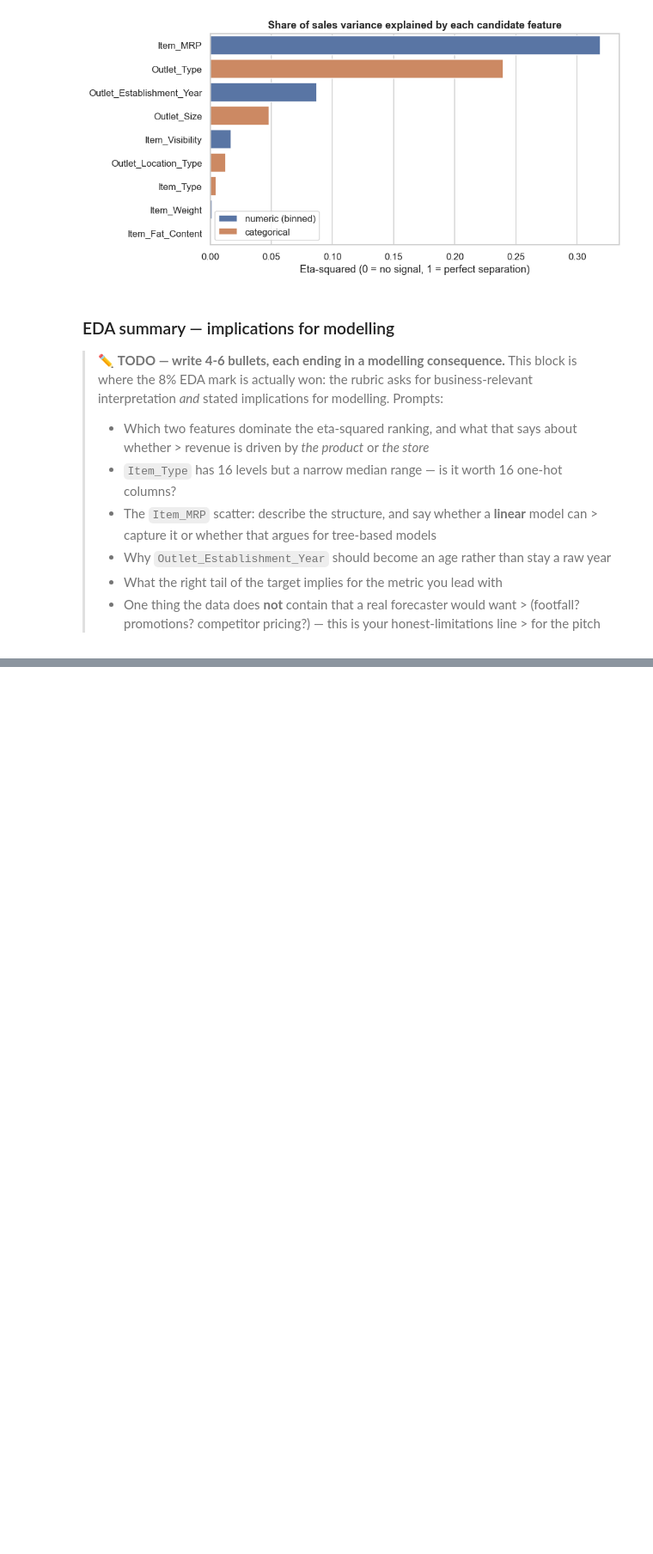
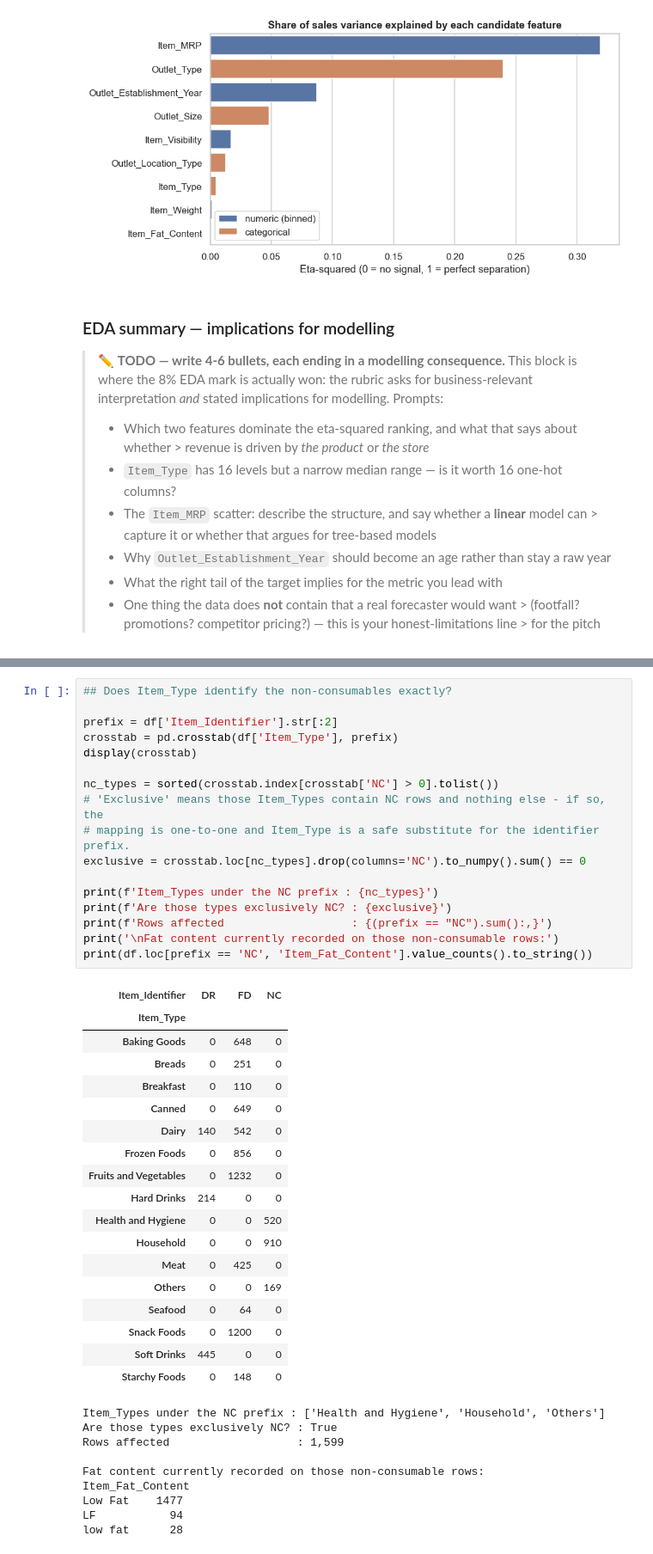
Before and after one commit to marcusteoh/bigmart-sales-forecaster, a Jupyter notebook: BigMart_Sales_Prediction.ipynb, the cells around one changed output, grey strips where cells are left out. Shown at 86% size. Cells and saved outputs as stored; diff of their text form; blank space fills up the shorter version.

```diff
--- a/BigMart_Sales_Prediction.ipynb
+++ b/BigMart_Sales_Prediction.ipynb
@@ -639,0 +659,45 @@ plt.show()
+# %%
+## Does Item_Type identify the non-consumables exactly?
+
+prefix = df['Item_Identifier'].str[:2]
+crosstab = pd.crosstab(df['Item_Type'], prefix)
+display(crosstab)
+
+nc_types = sorted(crosstab.index[crosstab['NC'] > 0].tolist())
+# 'Exclusive' means those Item_Types contain NC rows and nothing else - if so, the
+# mapping is one-to-one and Item_Type is a safe substitute for the identifier prefix.
+exclusive = crosstab.loc[nc_types].drop(columns='NC').to_numpy().sum() == 0
+
+print(f'Item_Types under the NC prefix : {nc_types}')
+print(f'Are those types exclusively NC? : {exclusive}')
+print(f'Rows affected                   : {(prefix == "NC").sum():,}')
+print('\nFat content currently recorded on those non-consumable rows:')
+print(df.loc[prefix == 'NC', 'Item_Fat_Content'].value_counts().to_string())
+# %% [output]
+| Item_Identifier | DR | FD | NC |
+| Item_Type |  |  |  |
+| Baking Goods | 0 | 648 | 0 |
+| Breads | 0 | 251 | 0 |
+| Breakfast | 0 | 110 | 0 |
+| Canned | 0 | 649 | 0 |
+| Dairy | 140 | 542 | 0 |
+| Frozen Foods | 0 | 856 | 0 |
+| Fruits and Vegetables | 0 | 1232 | 0 |
+| Hard Drinks | 214 | 0 | 0 |
+| Health and Hygiene | 0 | 0 | 520 |
+| Household | 0 | 0 | 910 |
+| Meat | 0 | 425 | 0 |
+| Others | 0 | 0 | 169 |
+| Seafood | 0 | 64 | 0 |
+| Snack Foods | 0 | 1200 | 0 |
+| Soft Drinks | 445 | 0 | 0 |
+| Starchy Foods | 0 | 148 | 0 |
+Item_Types under the NC prefix : ['Health and Hygiene', 'Household', 'Others']
+Are those types exclusively NC? : True
+Rows affected                   : 1,599
+
+Fat content currently recorded on those non-consumable rows:
+Item_Fat_Content
+Low Fat    1477
+LF           94
+low fat      28
```
Also changed, not shown: parts of 17 cells of this notebook, 1 other file.
